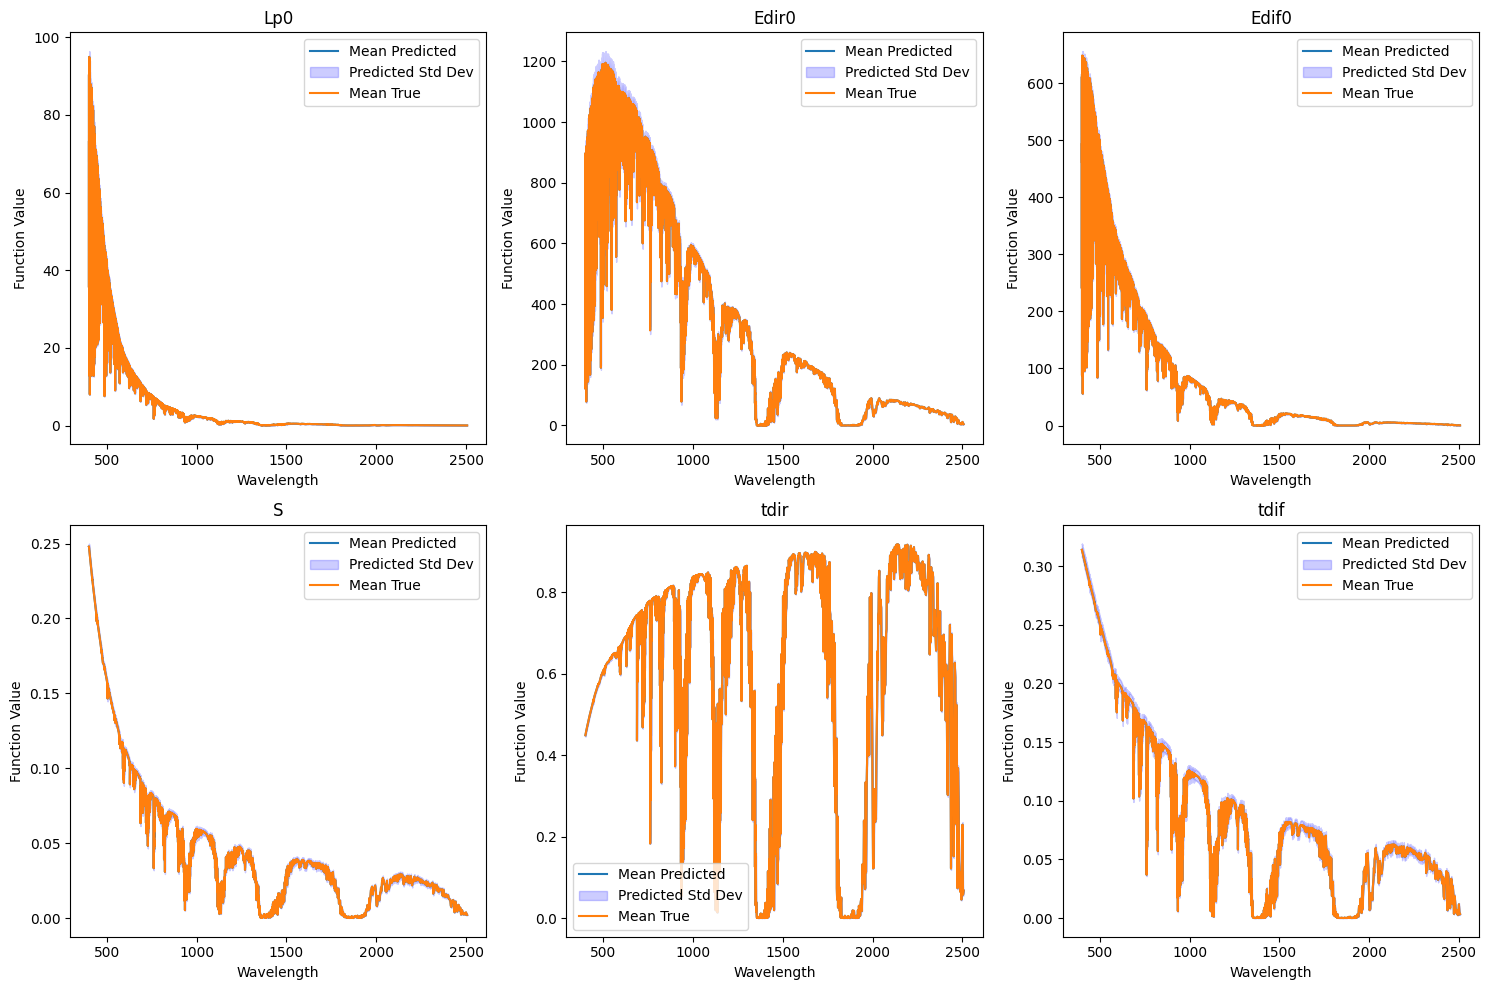
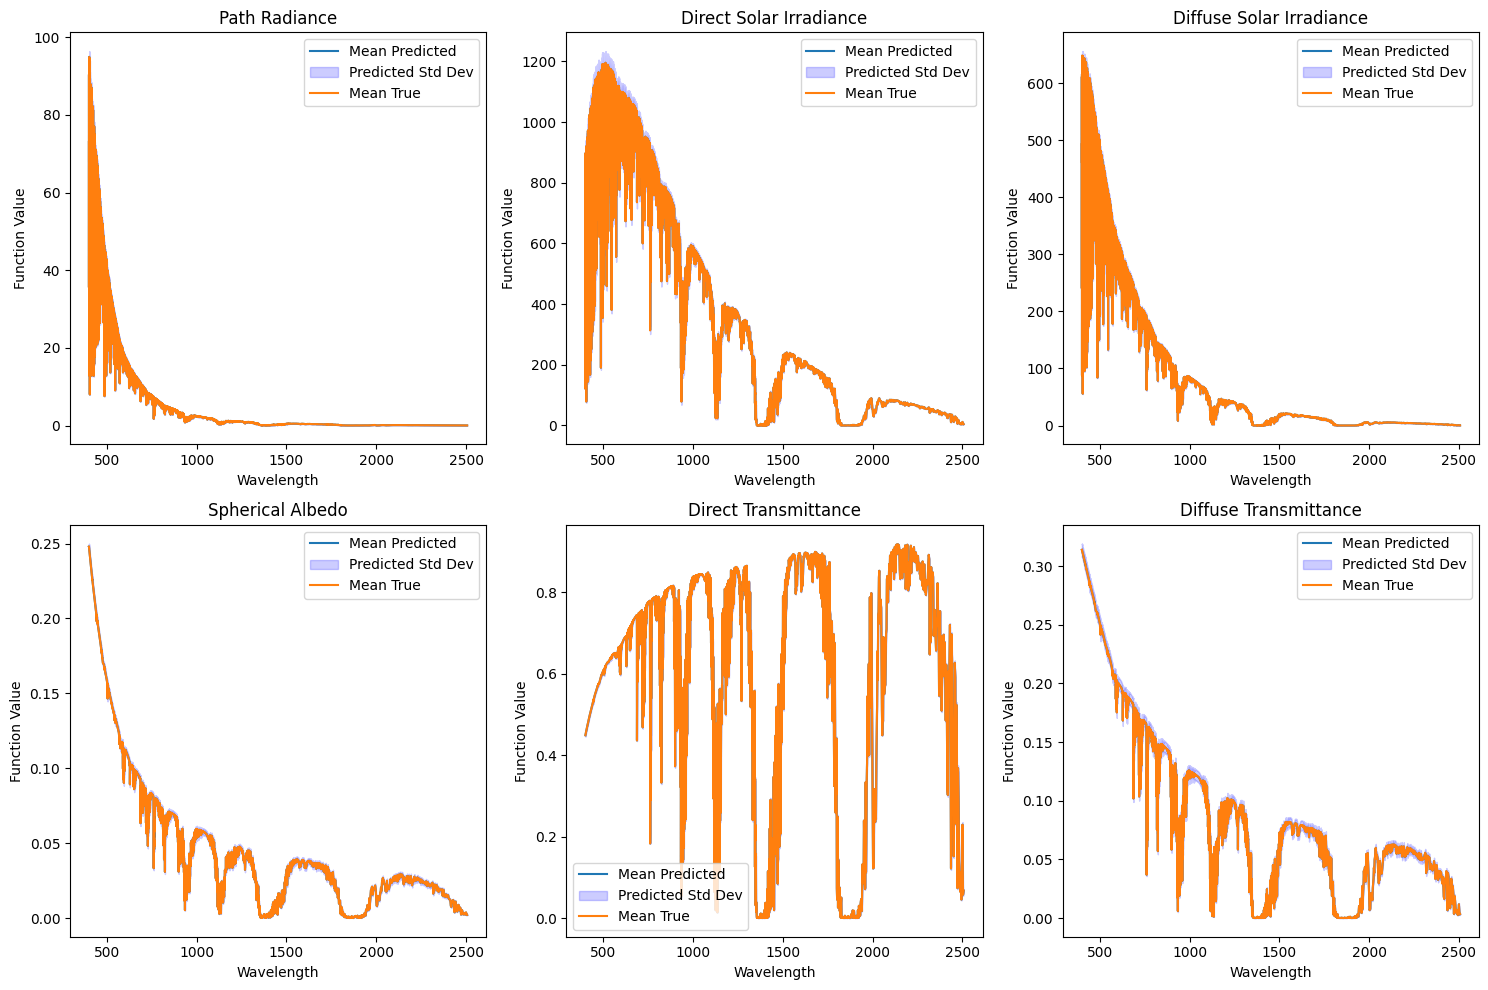
Unified diff of the notebook cell whose output changed from the first chart to the second:
--- before
+++ after
@@ -3,5 +3,5 @@
 print(f"Global Coverage Probability ({2}σ): {global_cov:.2f}%")
 print("-" * 30)
-for i, name in enumerate(function_names):
+for i, name in enumerate(function_names_plots):
     print(f"{name:15} Coverage: {func_cov[i]:.2f}%")
 
@@ -23,5 +23,5 @@
     plt.plot(wavelengths, Y_true_mean[i], label="Mean True")
 
-    plt.title(f"{function_names[i]}")
+    plt.title(f"{function_names_plots[i]}")
     plt.xlabel("Wavelength")
     plt.ylabel("Function Value")
@@ -46,5 +46,5 @@
     plt.axhline(0, linestyle="--")
 
-    plt.title(f"Mean Residuals - {function_names[i]}")
+    plt.title(f"Mean Residuals - {function_names_plots[i]}")
     plt.xlabel("Wavelength")
     plt.ylabel("Prediction Error")

Commit: updated parameters and functions names for plots